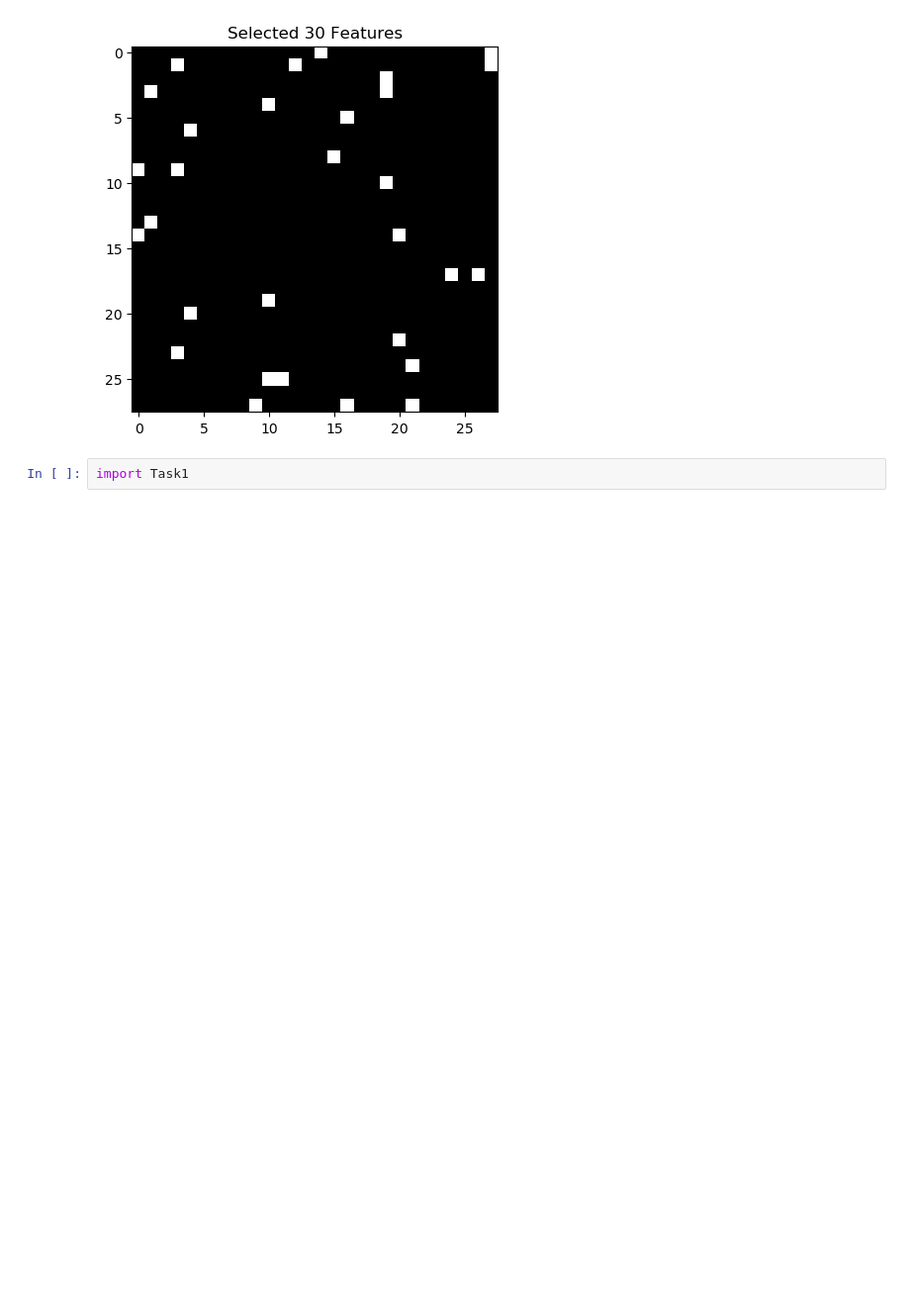
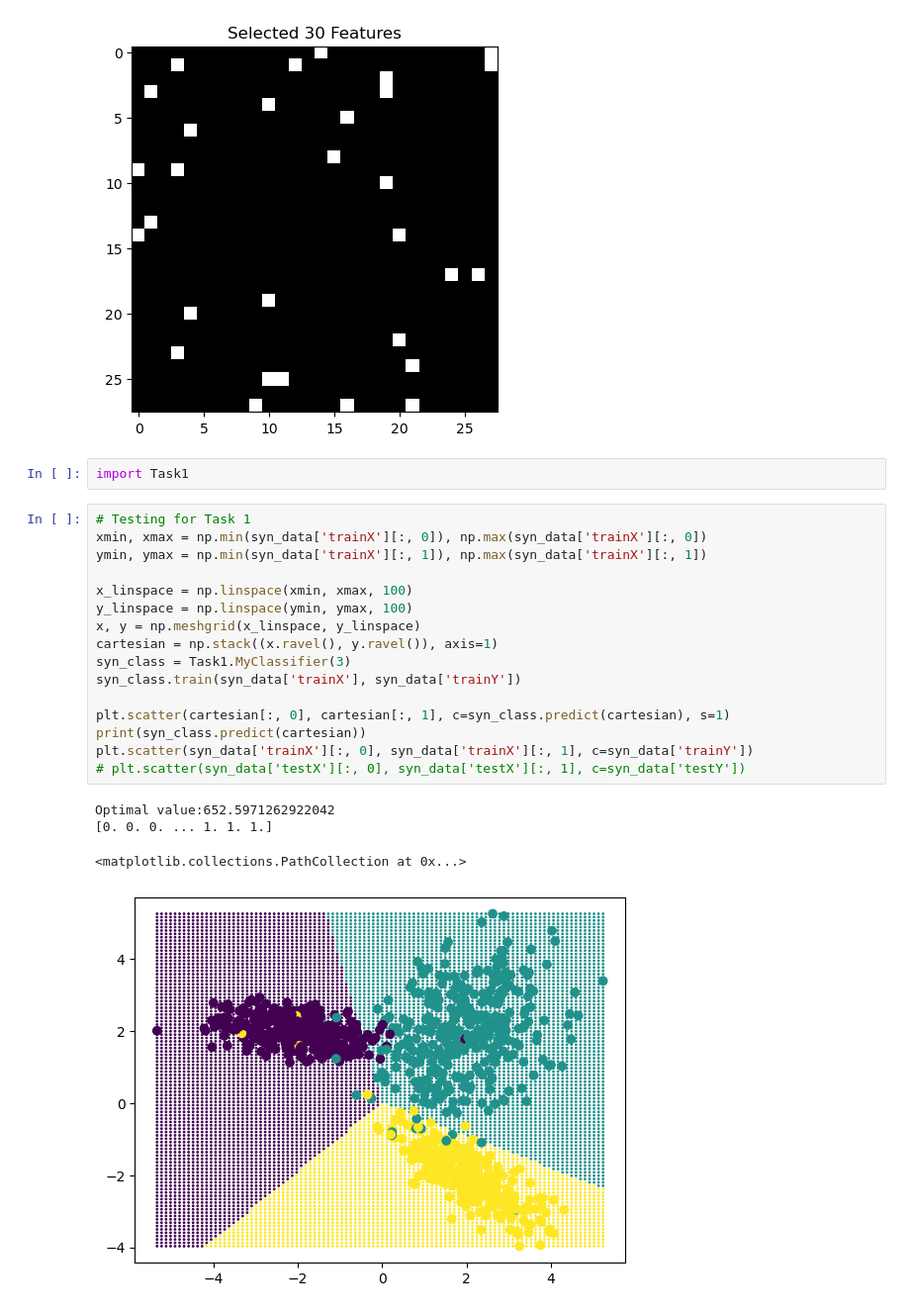
Before and after one commit to raayandhar/lp-for-ml, a Jupyter notebook: Task1.ipynb, the cells around one changed output. Shown: that part at 99% size. Cells and saved outputs as stored; diff of their text form; blank space fills up the shorter version.

Commit message:
Task 1 and 2 extra plots

```diff
--- a/Task1.ipynb
+++ b/Task1.ipynb
@@ -41,3 +41,24 @@ visualize_features(selected_features)
 [figure]
 # %%
 import Task1
+# %%
+# Testing for Task 1
+xmin, xmax = np.min(syn_data['trainX'][:, 0]), np.max(syn_data['trainX'][:, 0])
+ymin, ymax = np.min(syn_data['trainX'][:, 1]), np.max(syn_data['trainX'][:, 1])
+
+x_linspace = np.linspace(xmin, xmax, 100)
+y_linspace = np.linspace(ymin, ymax, 100)
+x, y = np.meshgrid(x_linspace, y_linspace)
+cartesian = np.stack((x.ravel(), y.ravel()), axis=1)
+syn_class = Task1.MyClassifier(3)
+syn_class.train(syn_data['trainX'], syn_data['trainY'])
+
+plt.scatter(cartesian[:, 0], cartesian[:, 1], c=syn_class.predict(cartesian), s=1)
+print(syn_class.predict(cartesian))
+plt.scatter(syn_data['trainX'][:, 0], syn_data['trainX'][:, 1], c=syn_data['trainY'])
+# plt.scatter(syn_data['testX'][:, 0], syn_data['testX'][:, 1], c=syn_data['testY'])
+# %% [output]
+Optimal value:652.5971262922042
+[0. 0. 0. ... 1. 1. 1.]
+<matplotlib.collections.PathCollection at 0x...>
+[figure, added]
```
Also changed, not shown: parts of 4 cells of this notebook.
